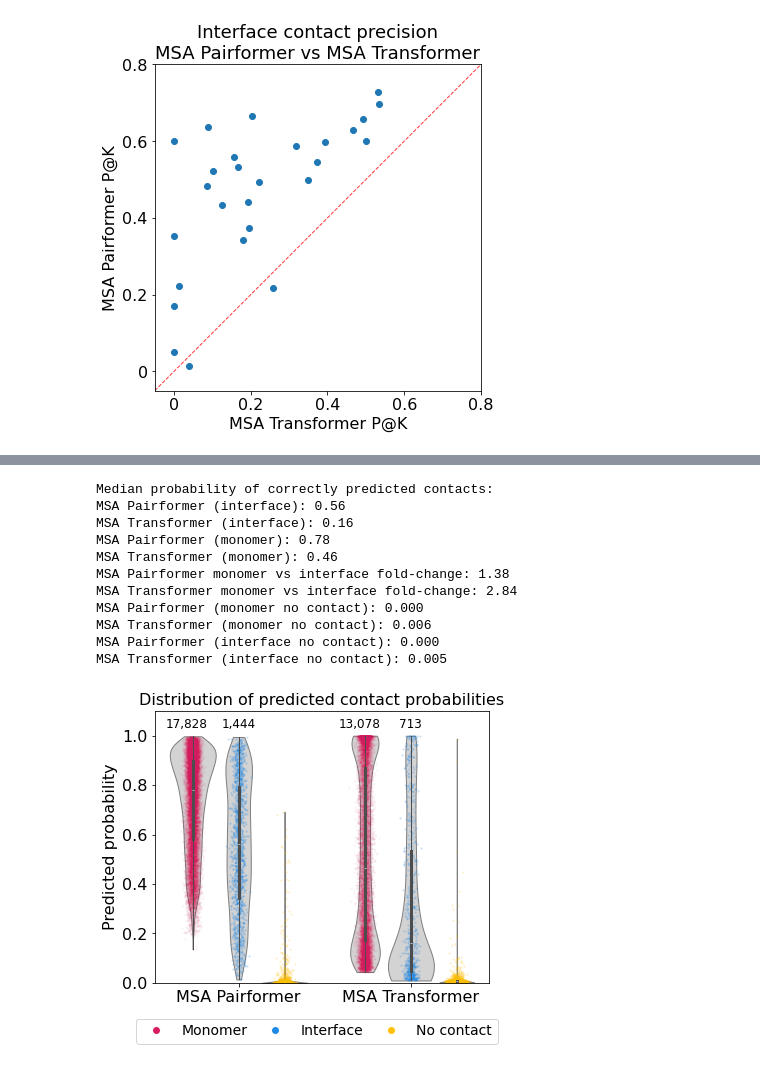
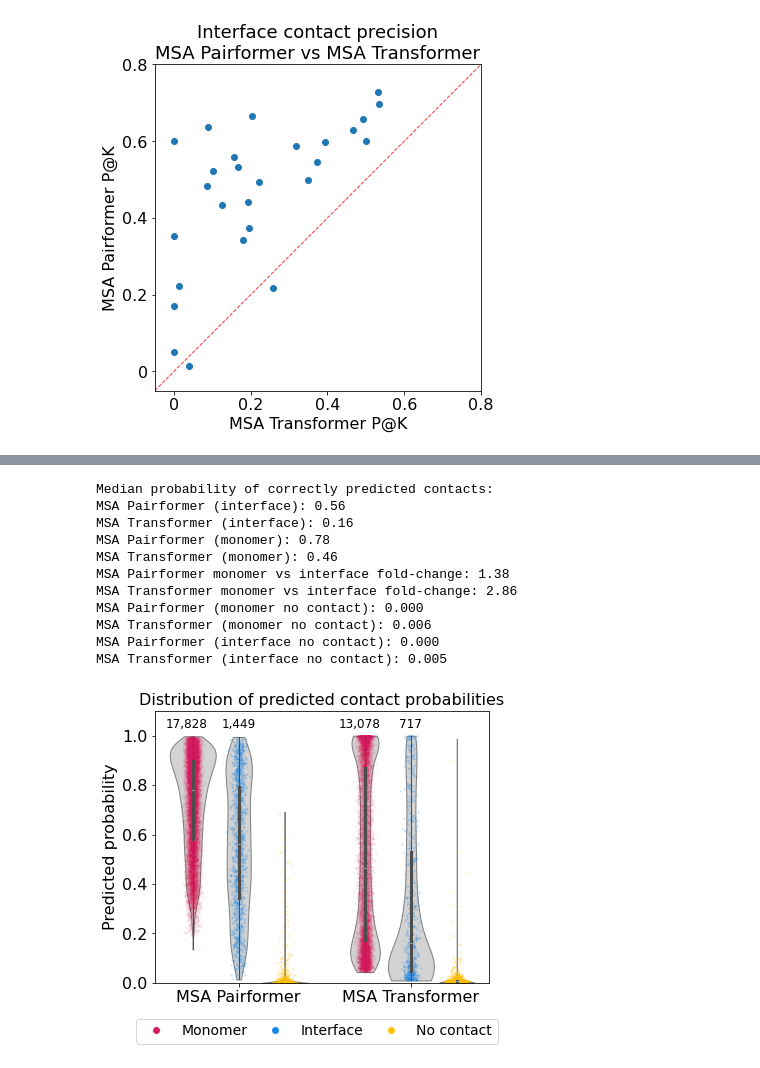
Before and after one commit to yoakiyama/MSA_Pairformer, a Jupyter notebook: Cell_2026_analysis_notebooks/Figure2/Figure2_MSAPairformer.ipynb, the cells around one changed output, grey strips where cells are left out. Cells and saved outputs as stored; diff of their text form; code cells hidden in the pictures.

Commit message:
update ppi notebook figures

```diff
--- a/Cell_2026_analysis_notebooks/Figure2/Figure2_MSAPairformer.ipynb
+++ b/Cell_2026_analysis_notebooks/Figure2/Figure2_MSAPairformer.ipynb
@@ -388,17 +390,18 @@ for target in target_data_d:
     transformer_interface_region_a = transformer_pred_contacts_a[:chain_break_pos, chain_break_pos:]
     gt_interface_region_a = contacts_a[:chain_break_pos, chain_break_pos:]
     # Get top K predictions
-    k = gt_interface_region_a.sum()
-    pairformer_threshold = np.sort(pairformer_interface_region_a.flatten())[::-1][k-1]
-    transformer_threshold = np.sort(transformer_interface_region_a.flatten())[::-1][k-1]
-    pairformer_top_k_a = pairformer_interface_region_a > pairformer_threshold
-    transformer_top_k_a = transformer_interface_region_a > transformer_threshold
+    pairformer_interface_flat = pairformer_interface_region_a.flatten()
+    transformer_interface_flat = transformer_interface_region_a.flatten()
+    gt_interface_flat = gt_interface_region_a.flatten()
+    k = gt_interface_flat.sum()
+    pairformer_top_k_indices = np.argpartition(pairformer_interface_flat, -k)[-k:]
+    transformer_top_k_indices = np.argpartition(transformer_interface_flat, -k)[-k:]
     # Check which predictions are correct
-    pairformer_correct_a = pairformer_top_k_a & gt_interface_region_a
-    transformer_correct_a = transformer_top_k_a & gt_interface_region_a
+    pairformer_correct_a = gt_interface_flat[pairformer_top_k_indices] == 1
+    transformer_correct_a = gt_interface_flat[transformer_top_k_indices] == 1
     # Get predicted probabilities for correct predictions
-    pairformer_correct_prob_a = pairformer_interface_region_a[np.where(pairformer_correct_a == 1)]
-    transformer_correct_prob_a = transformer_interface_region_a[np.where(transformer_correct_a == 1)]
+    pairformer_correct_prob_a = pairformer_interface_flat[pairformer_top_k_indices[np.where(pairformer_correct_a == 1)]]
+    transformer_correct_prob_a = transformer_interface_flat[transformer_top_k_indices[np.where(transformer_correct_a == 1)]]
     pairformer_interface_correct_prob_l += list(pairformer_correct_prob_a)
     transformer_interface_correct_prob_l += list(transformer_correct_prob_a)
     # Get predicted probabilities for residue pairs that are not contacts
@@ -532,35 +535,36 @@ for i, model in enumerate(model_names):
         else:
             x_pos = i + (j) * 0.125  # Offset for hue groups
         y_pos = 1.02  # Position above the plot
         # lab_str = f'n = {n_count:,}' if ( (i==0) and (j==0) ) else f"{n_count:,}"
         lab_str = f'{n_count:,}'
         # ax.text(x_pos, y_pos, f'n = {n_count:,}', ha='center', va='bottom', fontsize=14)
         ax.text(x_pos, y_pos, lab_str, ha='center', va='bottom', fontsize=12)
 
 print("Median probability of correctly predicted contacts:")
 print(f"MSA Pairformer (interface): {np.median(pairformer_interface_correct_prob_l):.2f}")
 print(f"MSA Transformer (interface): {np.median(transformer_interface_correct_prob_l):.2f}")
 print(f"MSA Pairformer (monomer): {np.median(pairformer_monomer_correct_prob_l):.2f}")
 print(f"MSA Transformer (monomer): {np.median(transformer_monomer_correct_prob_l):.2f}")
 print(f"MSA Pairformer monomer vs interface fold-change: {np.median(pairformer_monomer_correct_prob_l) / np.median(pairformer_interface_correct_prob_l):.2f}")
 print(f"MSA Transformer monomer vs interface fold-change: {np.median(transformer_monomer_correct_prob_l) / np.median(transformer_interface_correct_prob_l):.2f}")
 print(f"MSA Pairformer (monomer no contact): {np.median(pairformer_monomer_negative_prob_l):.3f}")
 print(f"MSA Transformer (monomer no contact): {np.median(transformer_monomer_negative_prob_l):.3f}")
 print(f"MSA Pairformer (interface no contact): {np.median(pairformer_interface_negative_prob_l):.3f}")
 print(f"MSA Transformer (interface no contact): {np.median(transformer_interface_negative_prob_l):.3f}")
+f.savefig(f"results/figures/predicted_probabilities.subsample_no_contact.pdf", dpi=150, bbox_inches='tight')
 # %% [output]
 Median probability of correctly predicted contacts:
 MSA Pairformer (interface): 0.56
 MSA Transformer (interface): 0.16
 MSA Pairformer (monomer): 0.78
 MSA Transformer (monomer): 0.46
 MSA Pairformer monomer vs interface fold-change: 1.38
-MSA Transformer monomer vs interface fold-change: 2.84
+MSA Transformer monomer vs interface fold-change: 2.86
 MSA Pairformer (monomer no contact): 0.000
 MSA Transformer (monomer no contact): 0.006
 MSA Pairformer (interface no contact): 0.000
 MSA Transformer (interface no contact): 0.005
-[figure, old version]
+[figure, new version]
 # %%
 include_targets_l = [target for target in all_precision_d['MSA Transformer'].keys() if 'interface' in all_precision_d['MSA Transformer'][target] and not np.isnan(all_precision_d['MSA Transformer'][target]['interface'])]
 # Collect data for plotting
```
Also changed, not shown: parts of 4 cells of this notebook.
